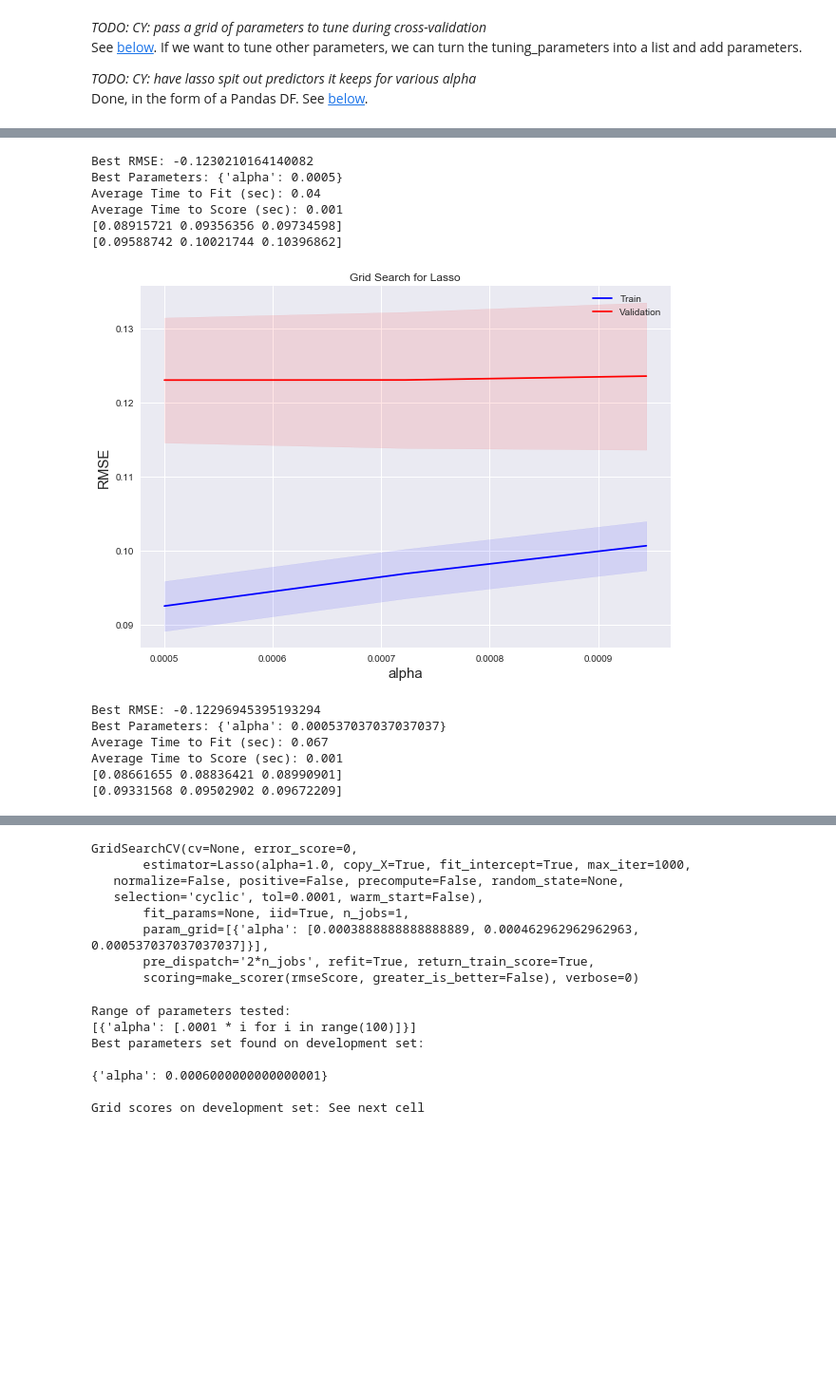
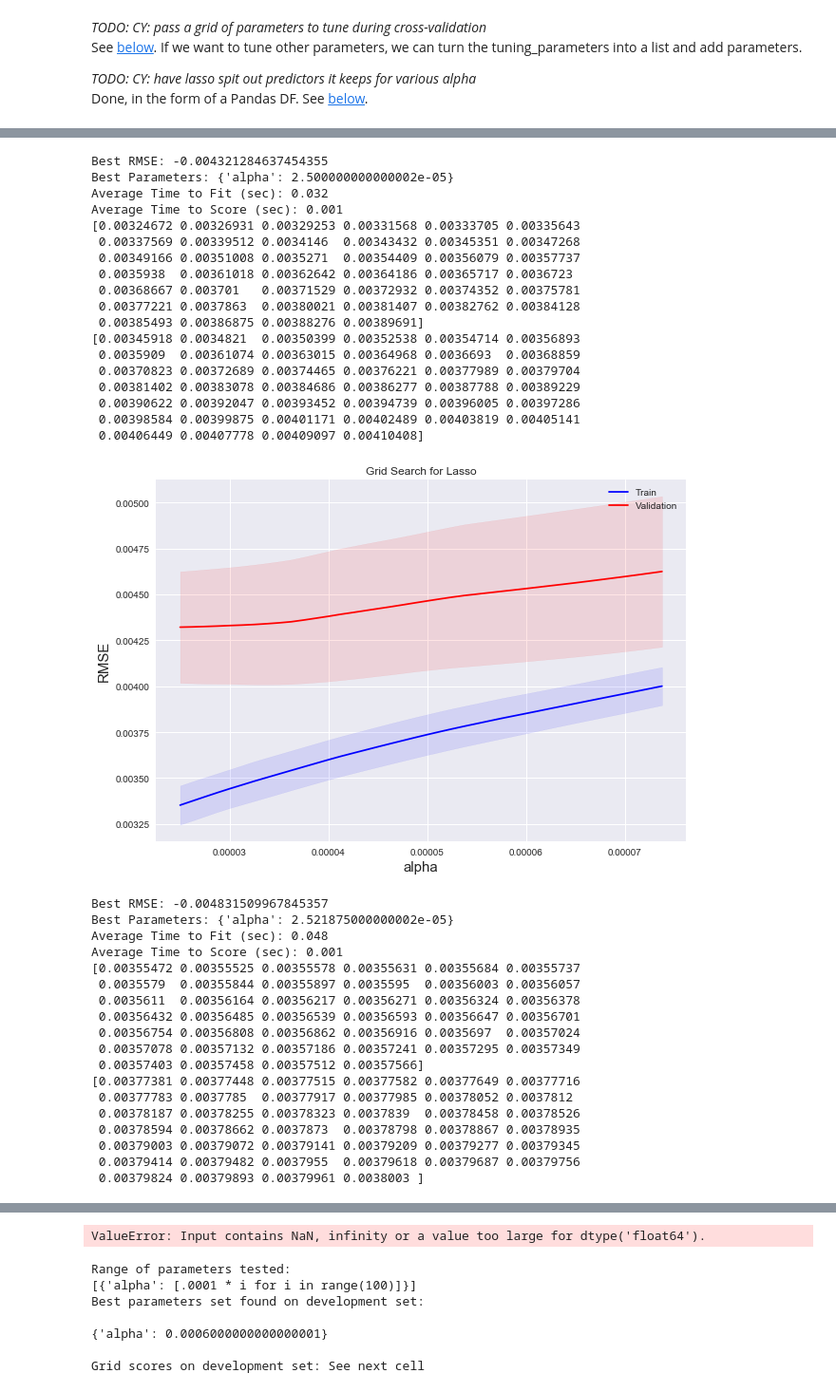
Before and after one commit to bircanfarro/Project_Makbi, a Jupyter notebook: LogarithmicSearch.ipynb, the cells around one changed output, grey strips where cells are left out. Shown at 95% size. Cells and saved outputs as stored; diff of their text form; code cells hidden in the pictures; blank space fills up the shorter version.

```diff
--- a/LogarithmicSearch.ipynb
+++ b/LogarithmicSearch.ipynb
@@ -374,7 +373,7 @@ def bestModelFromGrid(model, params, X, y):
 # %%
 import time
 def log_search(model, param_name, central_point, search_radius, X, y,splitting_factor=3, allotted_minutes = 1,
-               tolerance=1e-4,prev_error=None, requirements=None):
+               tolerance=1e-3,prev_error=None, requirements=None):
     allotted_seconds = allotted_minutes * 60
     step = search_radius*2/splitting_factor
     start_point = central_point - search_radius
@@ -398,7 +397,7 @@ def log_search(model, param_name, central_point, search_radius, X, y,splitting_f
         return (log_search(model=model, param_name=param_name, central_point = result.best_params_[param_name],
                            search_radius=(search_radius/splitting_factor), splitting_factor=splitting_factor,
                            allotted_minutes=allotted_minutes-seconds_elapsed/60,X=X, y=y,
-                          tolerance=tolerance, prev_error=result.best_score_))
+                          tolerance=tolerance, prev_error=result.best_score_,requirements=requirements))
 # %%
-log_search(Lasso(),'alpha', .0005, search_radius = .001, X= X_train,y=y_train,allotted_minutes=10)
+log_search(Lasso(),'alpha', .0005, search_radius = .001, X= X_train,y=np.log(y_train),splitting_factor=40,allotted_minutes=10)
 # %% [output]
@@ -412,13 +423,37 @@ Average Time to Score (sec): 0.001
-Best RMSE: -0.1230210164140082
-Best Parameters: {'alpha': 0.0005}
-Average Time to Fit (sec): 0.04
+Best RMSE: -0.004321284637454355
+Best Parameters: {'alpha': 2.500000000000002e-05}
+Average Time to Fit (sec): 0.032
 Average Time to Score (sec): 0.001
-[0.08915721 0.09356356 0.09734598]
-[0.09588742 0.10021744 0.10396862]
+[0.00324672 0.00326931 0.00329253 0.00331568 0.00333705 0.00335643
+ 0.00337569 0.00339512 0.0034146  0.00343432 0.00345351 0.00347268
+ 0.00349166 0.00351008 0.0035271  0.00354409 0.00356079 0.00357737
+ 0.0035938  0.00361018 0.00362642 0.00364186 0.00365717 0.0036723
+ 0.00368667 0.003701   0.00371529 0.00372932 0.00374352 0.00375781
+ 0.00377221 0.0037863  0.00380021 0.00381407 0.00382762 0.00384128
+ 0.00385493 0.00386875 0.00388276 0.00389691]
+[0.00345918 0.0034821  0.00350399 0.00352538 0.00354714 0.00356893
+ 0.0035909  0.00361074 0.00363015 0.00364968 0.0036693  0.00368859
+ 0.00370823 0.00372689 0.00374465 0.00376221 0.00377989 0.00379704
+ 0.00381402 0.00383078 0.00384686 0.00386277 0.00387788 0.00389229
+ 0.00390622 0.00392047 0.00393452 0.00394739 0.00396005 0.00397286
+ 0.00398584 0.00399875 0.00401171 0.00402489 0.00403819 0.00405141
+ 0.00406449 0.00407778 0.00409097 0.00410408]
-[figure, old version]
+[figure, new version]
-Best RMSE: -0.12296945395193294
-Best Parameters: {'alpha': 0.000537037037037037}
-Average Time to Fit (sec): 0.067
+Best RMSE: -0.004831509967845357
+Best Parameters: {'alpha': 2.521875000000002e-05}
+Average Time to Fit (sec): 0.048
 Average Time to Score (sec): 0.001
-[0.08661655 0.08836421 0.08990901]
-[0.09331568 0.09502902 0.09672209]
+[0.00355472 0.00355525 0.00355578 0.00355631 0.00355684 0.00355737
+ 0.0035579  0.00355844 0.00355897 0.0035595  0.00356003 0.00356057
+ 0.0035611  0.00356164 0.00356217 0.00356271 0.00356324 0.00356378
+ 0.00356432 0.00356485 0.00356539 0.00356593 0.00356647 0.00356701
+ 0.00356754 0.00356808 0.00356862 0.00356916 0.0035697  0.00357024
+ 0.00357078 0.00357132 0.00357186 0.00357241 0.00357295 0.00357349
+ 0.00357403 0.00357458 0.00357512 0.00357566]
+[0.00377381 0.00377448 0.00377515 0.00377582 0.00377649 0.00377716
+ 0.00377783 0.0037785  0.00377917 0.00377985 0.00378052 0.0037812
+ 0.00378187 0.00378255 0.00378323 0.0037839  0.00378458 0.00378526
+ 0.00378594 0.00378662 0.0037873  0.00378798 0.00378867 0.00378935
+ 0.00379003 0.00379072 0.00379141 0.00379209 0.00379277 0.00379345
+ 0.00379414 0.00379482 0.0037955  0.00379618 0.00379687 0.00379756
+ 0.00379824 0.00379893 0.00379961 0.0038003 ]
@@ -426,11 +461,4 @@ Average Time to Score (sec): 0.001
-GridSearchCV(cv=None, error_score=0,
-       estimator=Lasso(alpha=1.0, copy_X=True, fit_intercept=True, max_iter=1000,
-   normalize=False, positive=False, precompute=False, random_state=None,
-   selection='cyclic', tol=0.0001, warm_start=False),
-       fit_params=None, iid=True, n_jobs=1,
-       param_grid=[{'alpha': [0.0003888888888888889, 0.000462962962962963, 0.000537037037037037]}],
-       pre_dispatch='2*n_jobs', refit=True, return_train_score=True,
-       scoring=make_scorer(rmseScore, greater_is_better=False), verbose=0)
+ValueError: Input contains NaN, infinity or a value too large for dtype('float64').
 # %%
 print("Range of parameters tested:")
 print(tuning_parameters)
```
Also changed, not shown: parts of 3 cells of this notebook.
